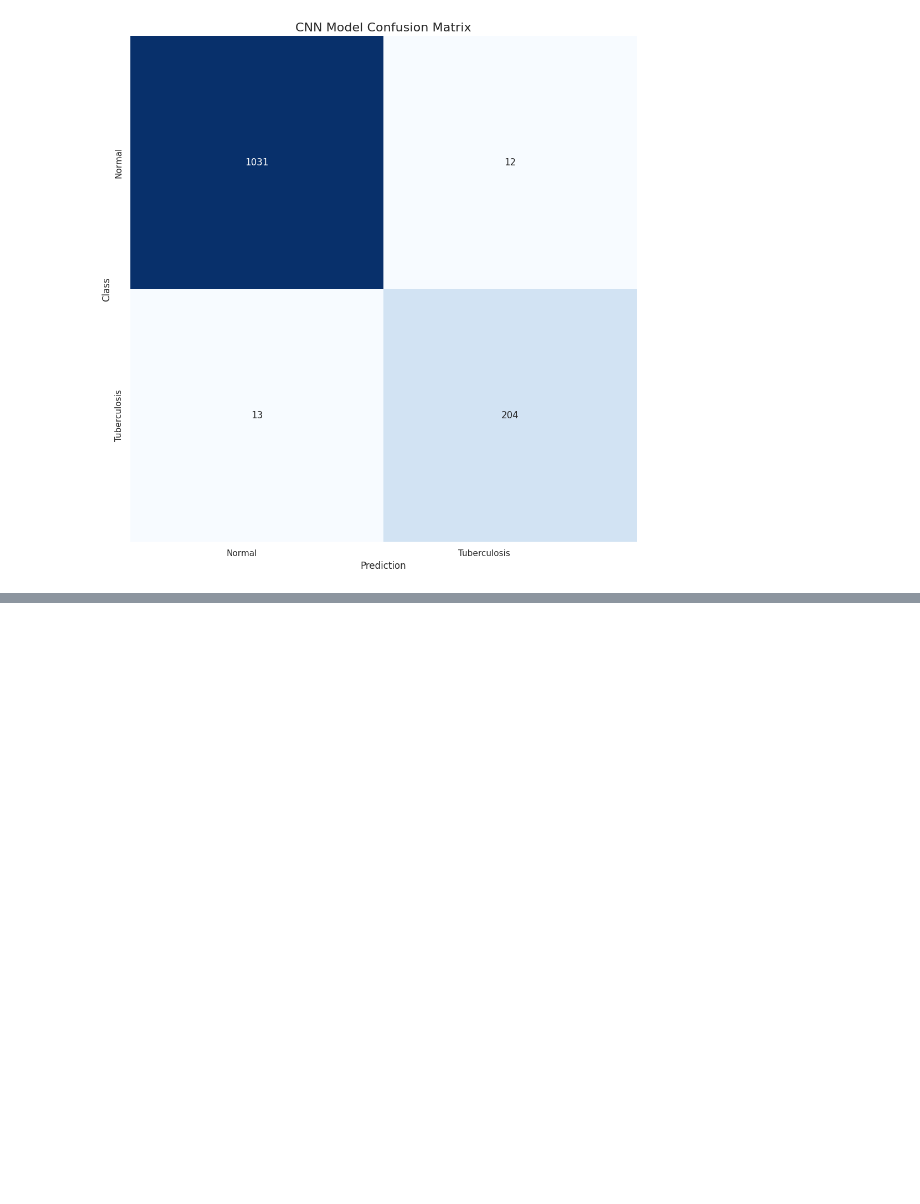
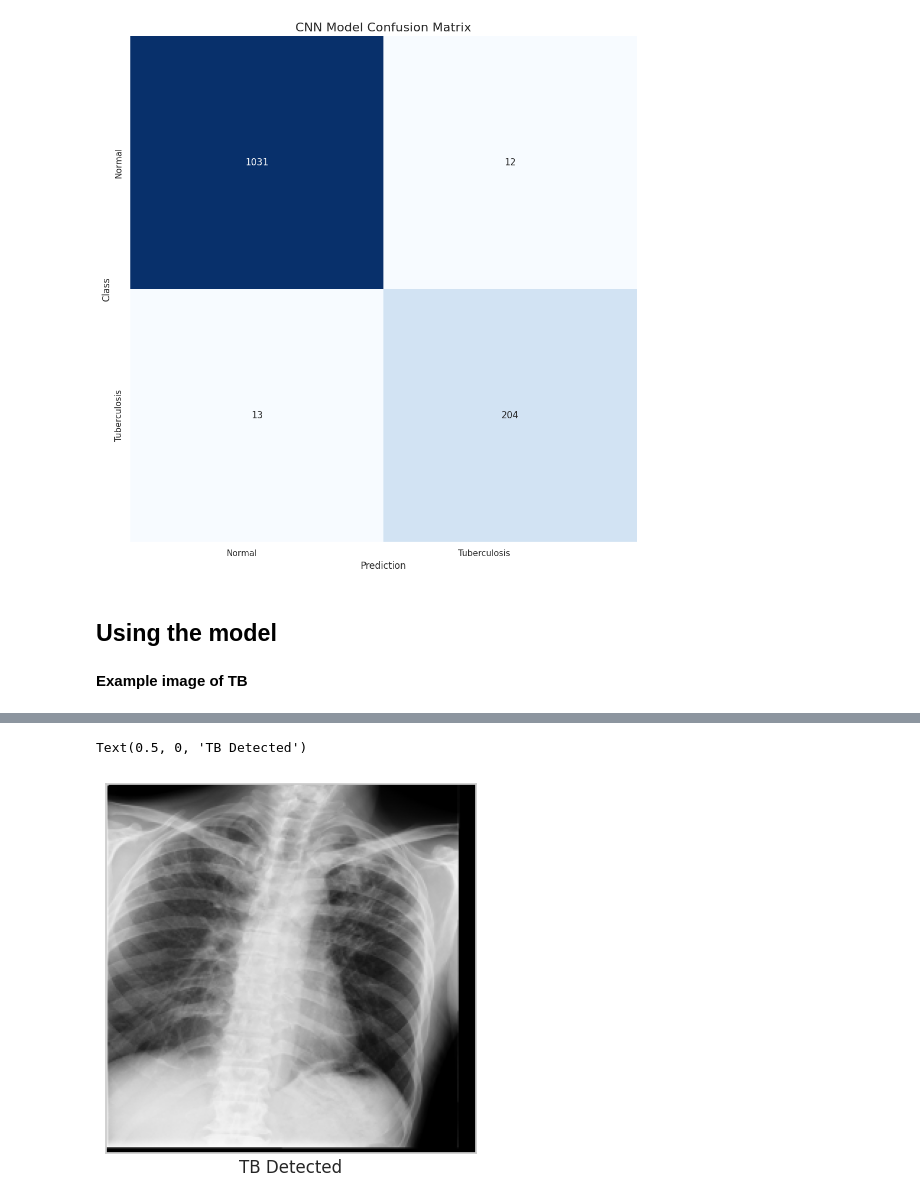
Before and after one commit to uojai-ML/TB_detection, a Jupyter notebook: notebook/Model.ipynb, the cells around one changed output, grey strips where cells are left out. Saved outputs shown, nothing was run; the diff lists cells and outputs as text; code cells hidden in the pictures; blank space fills up the shorter version.

```diff
--- a/notebook/Model.ipynb
+++ b/notebook/Model.ipynb
@@ -330,3 +298,40 @@ weighted avg       0.98      0.98      0.98      1260
 plot_heatmap(test_labels, predicted_labels, class_names, title="CNN Model Confusion Matrix", ylabel='Class', xlabel='Prediction')
 # %% [output]
 [figure]
+# %% [markdown]
+## Using the model
+# %%
+# Load the model
+path_model = '/content/drive/MyDrive/2025/AI Day/Projects/4thYear/TB/Experiment/Model/'
+loaded_cnn = tf.keras.models.load_model(  os.path.join(path_model, 'cnn.keras')  )
+# %% [markdown]
+**Example image of TB**
+# %%
+imagesize = 256
+
+# Load an image to test the model
+path_image = '/content/drive/MyDrive/2025/AI Day/Projects/4thYear/TB/Experiment/Data/Samples/Tuberculosis-250.png'
+image = cv2.imread(path_image, cv2.IMREAD_GRAYSCALE)
+image = cv2.resize(image, (imagesize, imagesize))
+
+print(image.shape)
+
+# Process the image with the model
+img_array = np.expand_dims(image, axis=0)  # Add batch dimension
+prediction = loaded_cnn.predict(img_array)
+
+
+# Since we are doing binary classification with sigmoid,
+# we can simply check the probability.
+if prediction[0] > 0.5:
+  results = "TB Detected"
+else:
+  results = "No TB Detected"
+
+# visualize the image
+plt.xticks([])
+plt.yticks([])
+plt.grid(False)
+plt.imshow(cv2.cvtColor(image, cv2.COLOR_BGR2RGB))
+plt.xlabel( results )
+# %% [output]
@@ -332,0 +340,2 @@ plot_heatmap(test_labels, predicted_labels, class_names, title="CNN Model Confus
+Text(0.5, 0, 'TB Detected')
+[figure, added]
```
Also changed, not shown: parts of 11 cells of this notebook, 10 other files.
